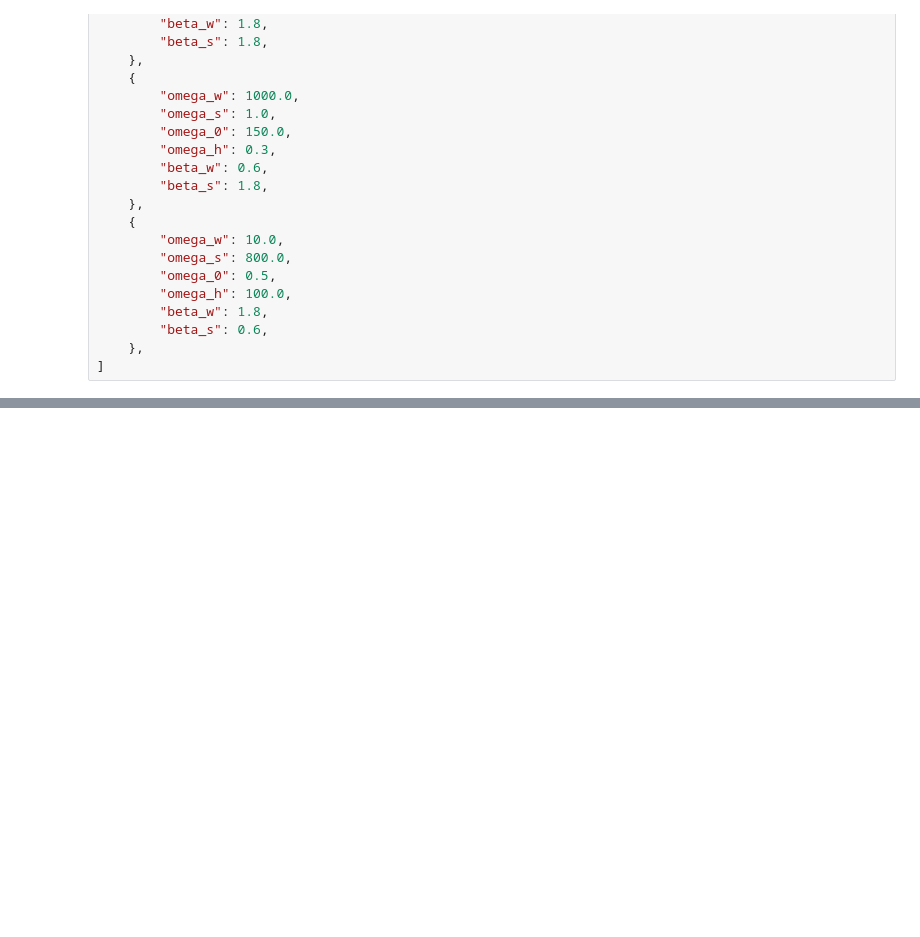
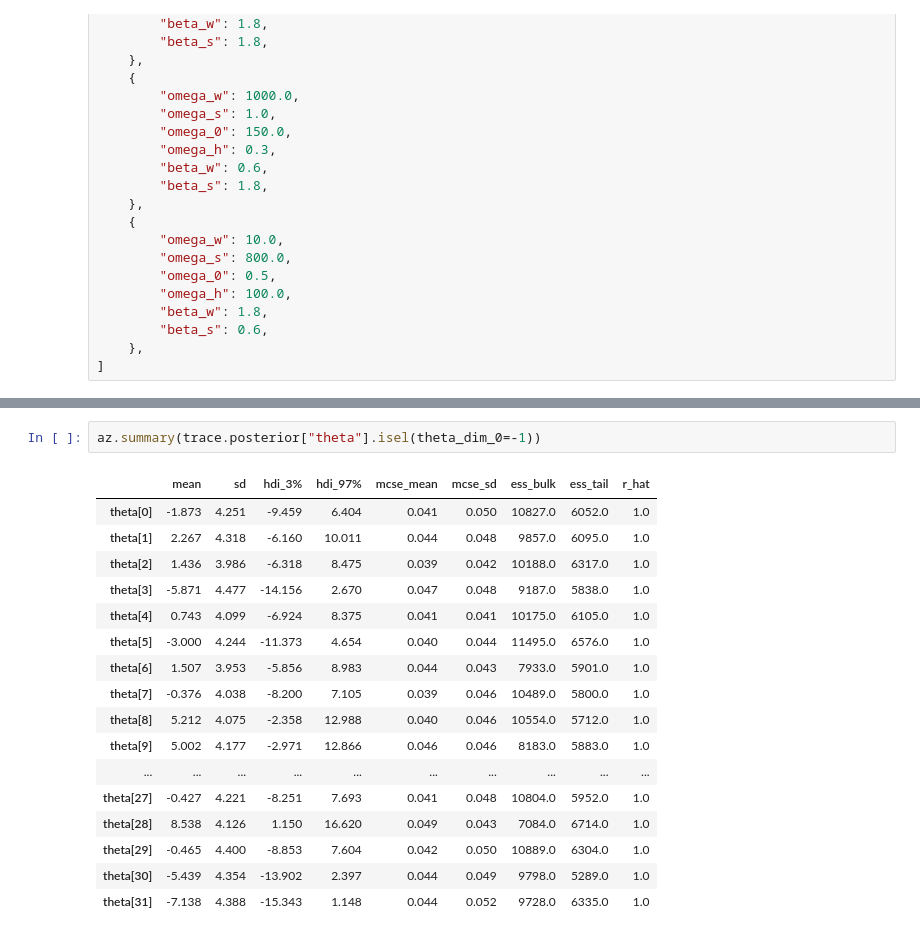
Before and after one commit to iggysiegel/NFL, a Jupyter notebook: notebooks/State_Space.ipynb, the cells around one changed output, grey strips where cells are left out. Cells and saved outputs as stored; diff of their text form; blank space fills up the shorter version.

```diff
--- a/notebooks/State_Space.ipynb
+++ b/notebooks/State_Space.ipynb
@@ -229,0 +269,20 @@ np.float64(7.099975369533647e-17)
+# %%
+az.summary(trace.posterior["theta"].isel(theta_dim_0=-1))
+# %% [output]
+|  | mean | sd | hdi_3% | hdi_97% | mcse_mean | mcse_sd | ess_bulk | ess_tail | r_hat |
+| theta[0] | -1.873 | 4.251 | -9.459 | 6.404 | 0.041 | 0.050 | 10827.0 | 6052.0 | 1.0 |
+| theta[1] | 2.267 | 4.318 | -6.160 | 10.011 | 0.044 | 0.048 | 9857.0 | 6095.0 | 1.0 |
+| theta[2] | 1.436 | 3.986 | -6.318 | 8.475 | 0.039 | 0.042 | 10188.0 | 6317.0 | 1.0 |
+| theta[3] | -5.871 | 4.477 | -14.156 | 2.670 | 0.047 | 0.048 | 9187.0 | 5838.0 | 1.0 |
+| theta[4] | 0.743 | 4.099 | -6.924 | 8.375 | 0.041 | 0.041 | 10175.0 | 6105.0 | 1.0 |
+| theta[5] | -3.000 | 4.244 | -11.373 | 4.654 | 0.040 | 0.044 | 11495.0 | 6576.0 | 1.0 |
+| theta[6] | 1.507 | 3.953 | -5.856 | 8.983 | 0.044 | 0.043 | 7933.0 | 5901.0 | 1.0 |
+| theta[7] | -0.376 | 4.038 | -8.200 | 7.105 | 0.039 | 0.046 | 10489.0 | 5800.0 | 1.0 |
+| theta[8] | 5.212 | 4.075 | -2.358 | 12.988 | 0.040 | 0.046 | 10554.0 | 5712.0 | 1.0 |
+| theta[9] | 5.002 | 4.177 | -2.971 | 12.866 | 0.046 | 0.046 | 8183.0 | 5883.0 | 1.0 |
+| ... | ... | ... | ... | ... | ... | ... | ... | ... | ... |
+| theta[27] | -0.427 | 4.221 | -8.251 | 7.693 | 0.041 | 0.048 | 10804.0 | 5952.0 | 1.0 |
+| theta[28] | 8.538 | 4.126 | 1.150 | 16.620 | 0.049 | 0.043 | 7084.0 | 6714.0 | 1.0 |
+| theta[29] | -0.465 | 4.400 | -8.853 | 7.604 | 0.042 | 0.050 | 10889.0 | 6304.0 | 1.0 |
+| theta[30] | -5.439 | 4.354 | -13.902 | 2.397 | 0.044 | 0.049 | 9798.0 | 5289.0 | 1.0 |
+| theta[31] | -7.138 | 4.388 | -15.343 | 1.148 | 0.044 | 0.052 | 9728.0 | 6335.0 | 1.0 |
```
Also changed, not shown: parts of 22 cells of this notebook, 2 other files.
